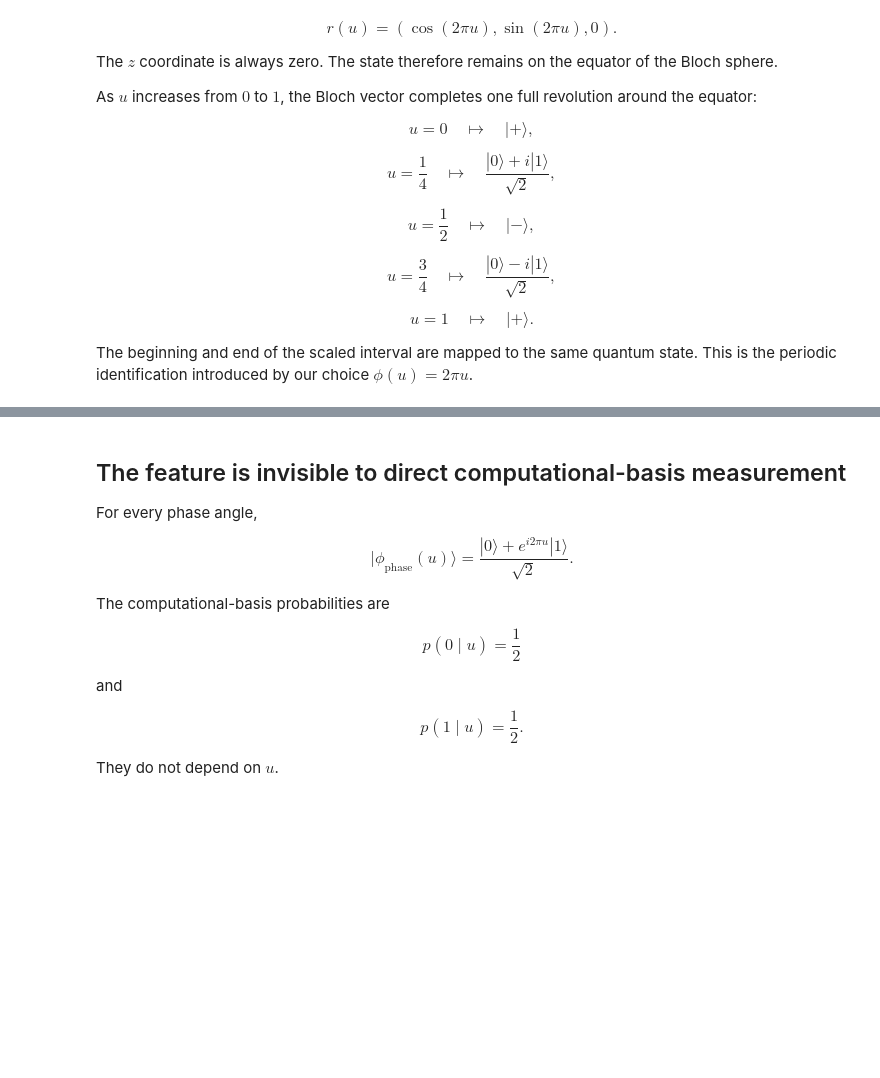
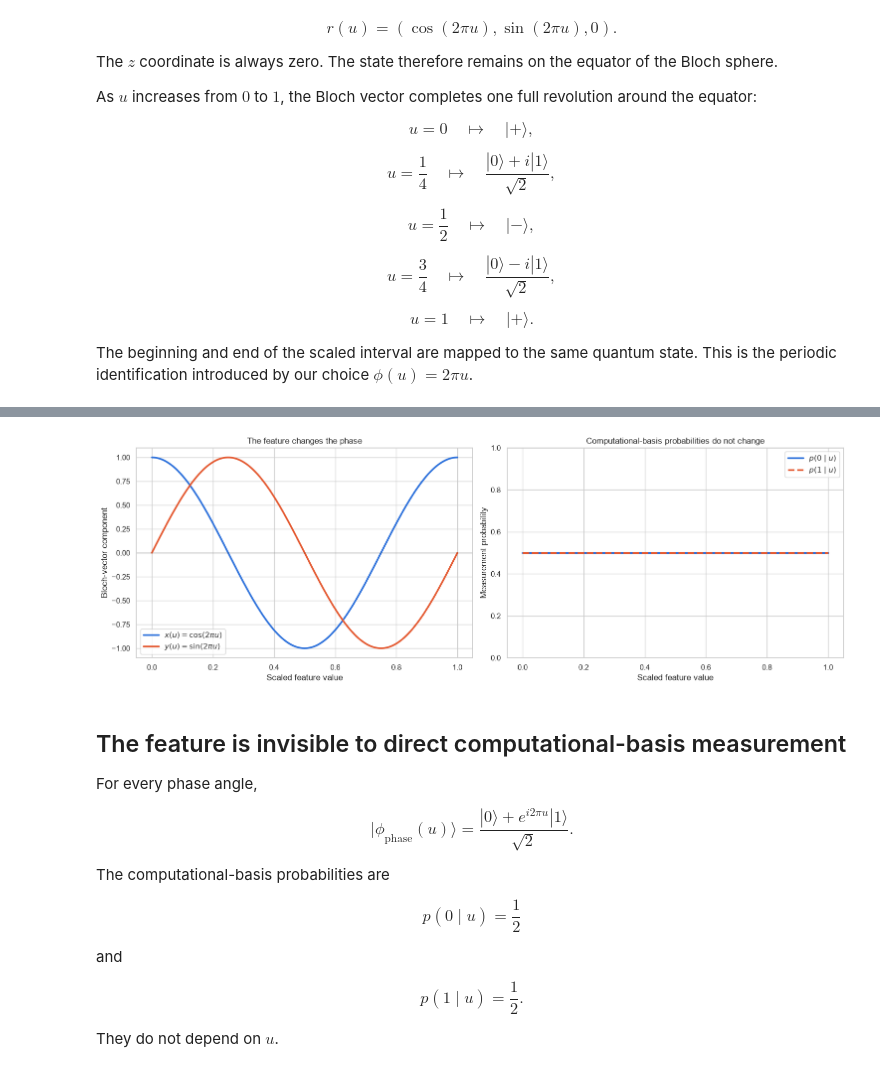
Before and after one commit to LegacYFTw/ece592-fall-2026, a Jupyter notebook: encoding_schemes.ipynb, the cells around one changed output, grey strips where cells are left out. Cells and saved outputs as stored; diff of their text form; code cells hidden in the pictures; blank space fills up the shorter version.

```diff
--- a/encoding_schemes.ipynb
+++ b/encoding_schemes.ipynb
@@ -2280,29 +2437,32 @@ display(widgets.HBox([general_phase_play, general_phase_slider]), general_phase_
 # %%
 scaled_values = np.linspace(0.0, 1.0, 500)
 bloch_x_values = np.cos(2.0 * np.pi * scaled_values)
 bloch_y_values = np.sin(2.0 * np.pi * scaled_values)
 probability_zero = np.full_like(scaled_values, 0.5)
 probability_one = np.full_like(scaled_values, 0.5)
 
 fig, axes = plt.subplots(1, 2, figsize=(15, 5), constrained_layout=True)
 
 axes[0].plot(scaled_values, bloch_x_values, label=r"$x(u)=\cos(2\pi u)$", linewidth=2.5, color="#2A6FDB")
 axes[0].plot(scaled_values, bloch_y_values, label=r"$y(u)=\sin(2\pi u)$", linewidth=2.5, color="#E4572E")
 axes[0].axhline(0.0, color="black", linewidth=0.8)
 axes[0].set_xlabel("Scaled feature value")
 axes[0].set_ylabel("Bloch-vector component")
 axes[0].set_title("The feature changes the phase")
 axes[0].legend()
 
 axes[1].plot(scaled_values, probability_zero, label=r"$p(0\mid u)$", linewidth=2.5, color="#2A6FDB")
 axes[1].plot(scaled_values, probability_one, label=r"$p(1\mid u)$", linewidth=2.5, linestyle="--", color="#E4572E")
 axes[1].set_xlabel("Scaled feature value")
 axes[1].set_ylabel("Measurement probability")
 axes[1].set_ylim(0.0, 1.0)
 axes[1].set_title("Computational-basis probabilities do not change")
 axes[1].legend()
 
-plt.show()
+display(fig)
+plt.close(fig)
+# %% [output]
+[figure, added]
 # %% [markdown]
 ## The feature is invisible to direct computational-basis measurement
 
```
Also changed, not shown: parts of 70 cells of this notebook, 1 other file.
